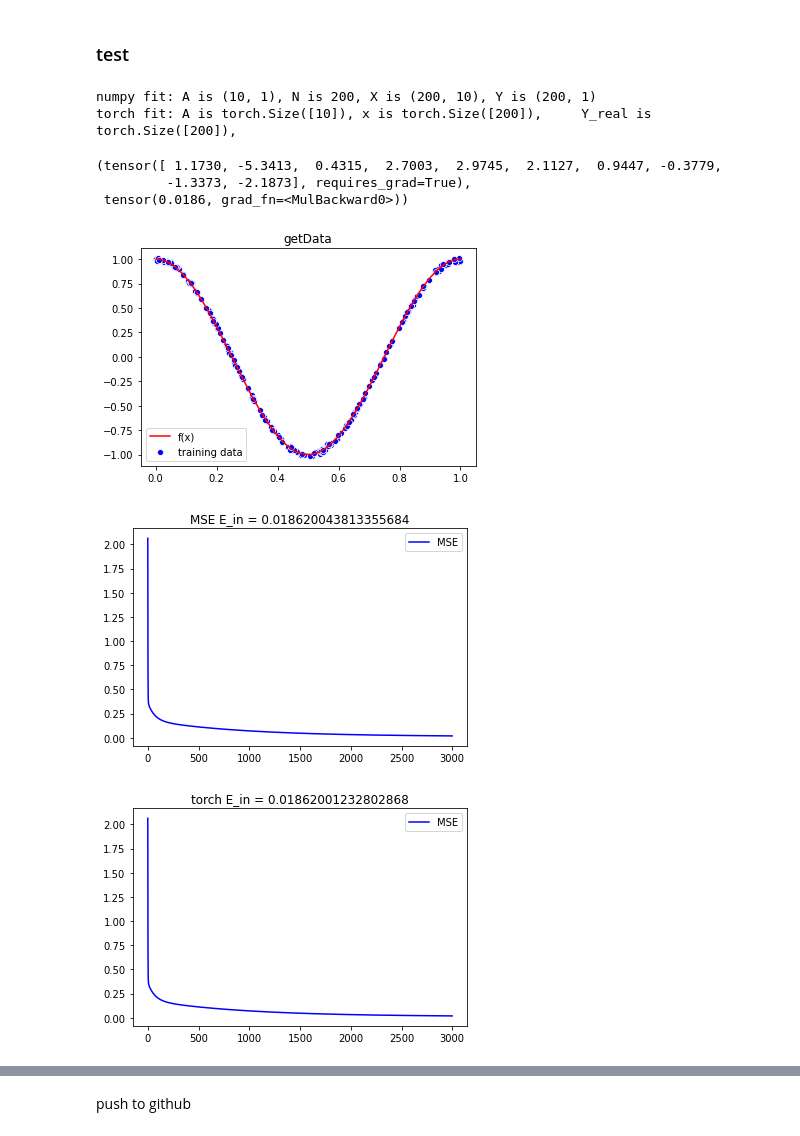
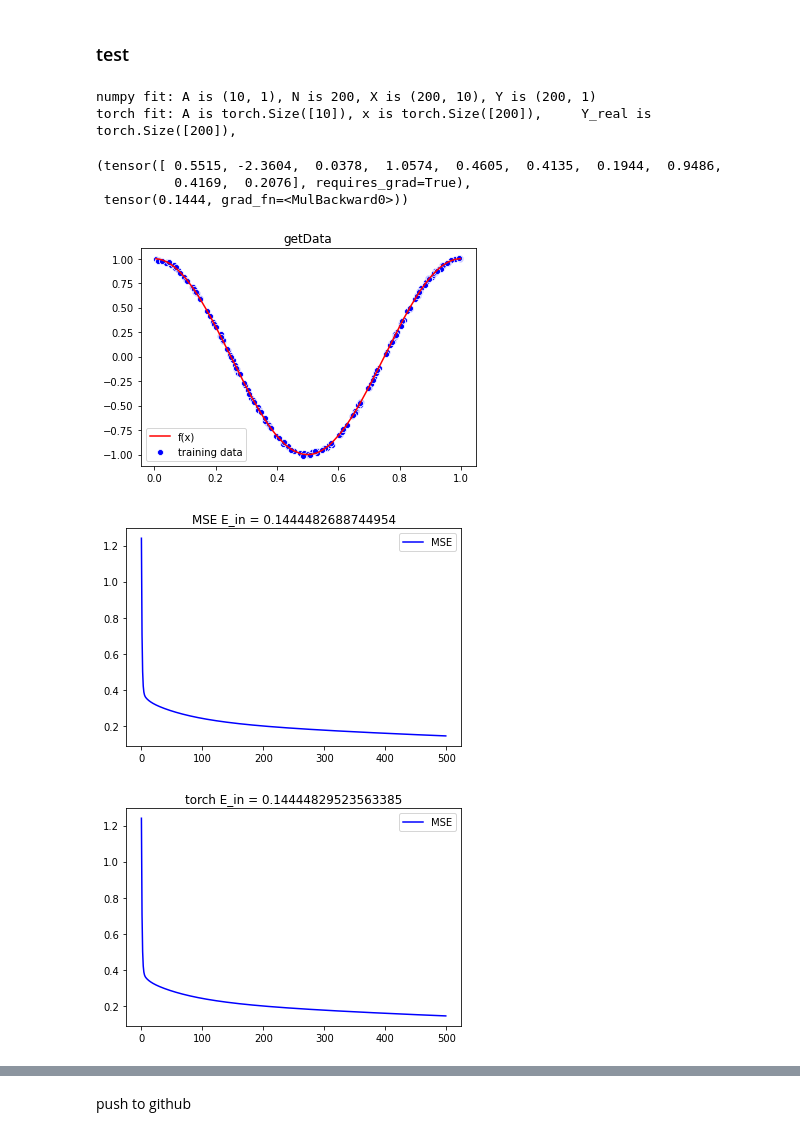
Before and after one commit to liushuyu6666/AI_relative, a Jupyter notebook: algorithm_explore/Gaussian_Regression.ipynb, the cells around one changed output, grey strips where cells are left out. Saved outputs shown, nothing was run; the diff lists cells and outputs as text; code cells hidden in the pictures.

Commit message:
check numpy and torch

```diff
--- a/algorithm_explore/Gaussian_Regression.ipynb
+++ b/algorithm_explore/Gaussian_Regression.ipynb
@@ -1020,31 +1020,31 @@ def nfitData_test(Y, X_tmp, A, epochs=3000, lr = 0.1, plot=True):
 # %%
 # test nfitData
 import time
 sigma = 0.1
 N = 200
 D = 10
 lr = 0.1
-ep = 3000
+ep = 500
 data = getData(N, sigma, plot=True)
 
 random_value = np.random.rand(D)
 
 x_numpy = np.array([xi for (xi, yi) in data])
 y_numpy = np.array([[yi for (xi, yi) in data]]).T
 A_numpy = np.array([random_value]).T
 nfitData_test(y_numpy, x_numpy, A_numpy, epochs=ep, lr=lr)
 
 x_torch = torch.FloatTensor([xi for (xi, yi) in data])
 y_torch = torch.FloatTensor([yi for (xi, yi) in data])
 A_torch = torch.FloatTensor(random_value)
-fitData_DG_test(y_torch, x_torch, A_torch)
+fitData_DG_test(y_torch, x_torch, A_torch, epochs=ep, r=lr)
 #MSE test: A is torch.Size([11]), X is torch.Size([200, 11])
 # %% [output]
 numpy fit: A is (10, 1), N is 200, X is (200, 10), Y is (200, 1)
 torch fit: A is torch.Size([10]), x is torch.Size([200]),     Y_real is torch.Size([200]),
-(tensor([ 1.1730, -5.3413,  0.4315,  2.7003,  2.9745,  2.1127,  0.9447, -0.3779,
-         -1.3373, -2.1873], requires_grad=True),
- tensor(0.0186, grad_fn=<MulBackward0>))
+(tensor([ 0.5515, -2.3604,  0.0378,  1.0574,  0.4605,  0.4135,  0.1944,  0.9486,
+          0.4169,  0.2076], requires_grad=True),
+ tensor(0.1444, grad_fn=<MulBackward0>))
-[figure, old version]
+[figure, new version]
-[figure, old version]
+[figure, new version]
-[figure, old version]
+[figure, new version]
```
Also changed, not shown: parts of 1 cell of this notebook.
